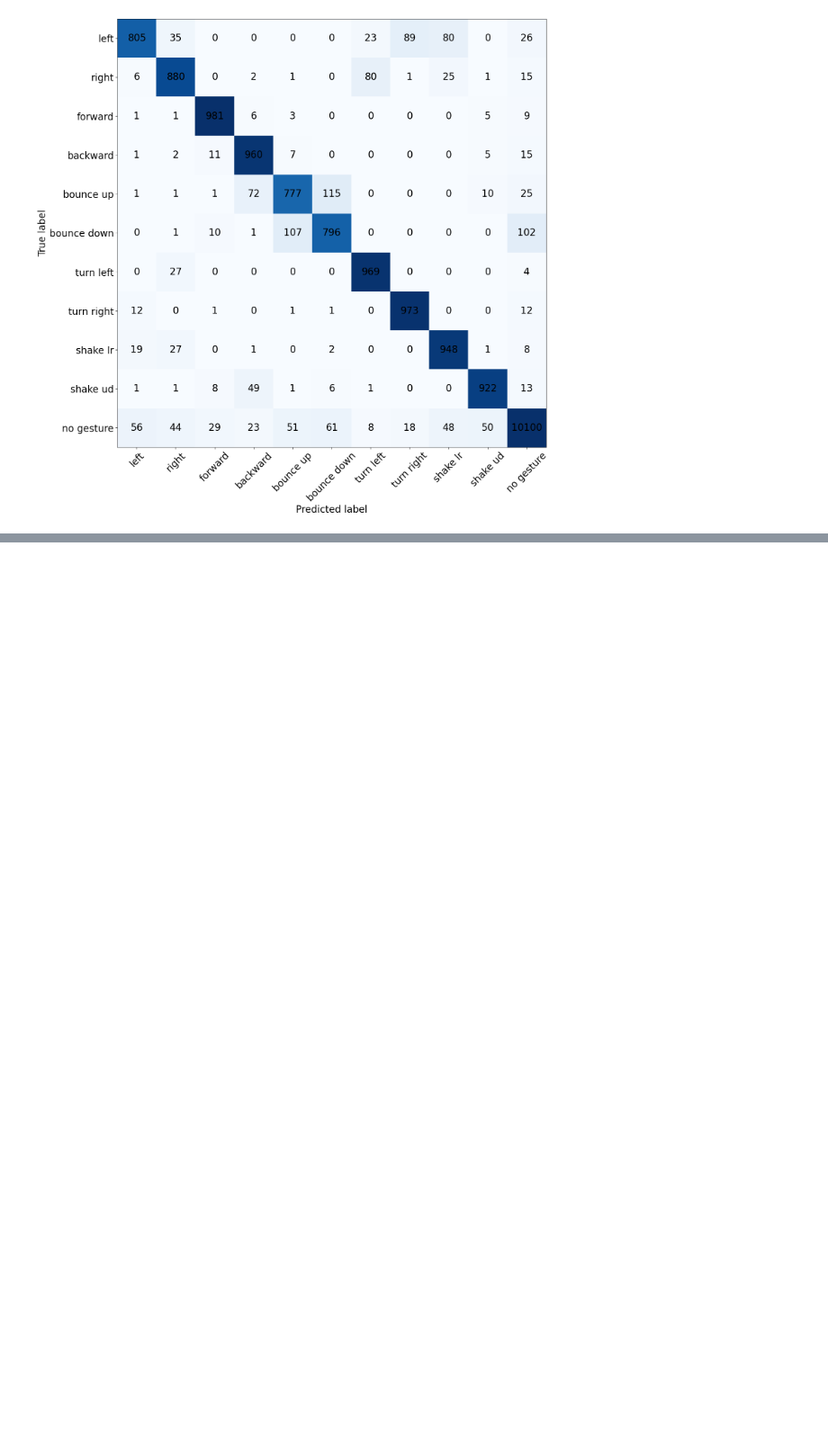
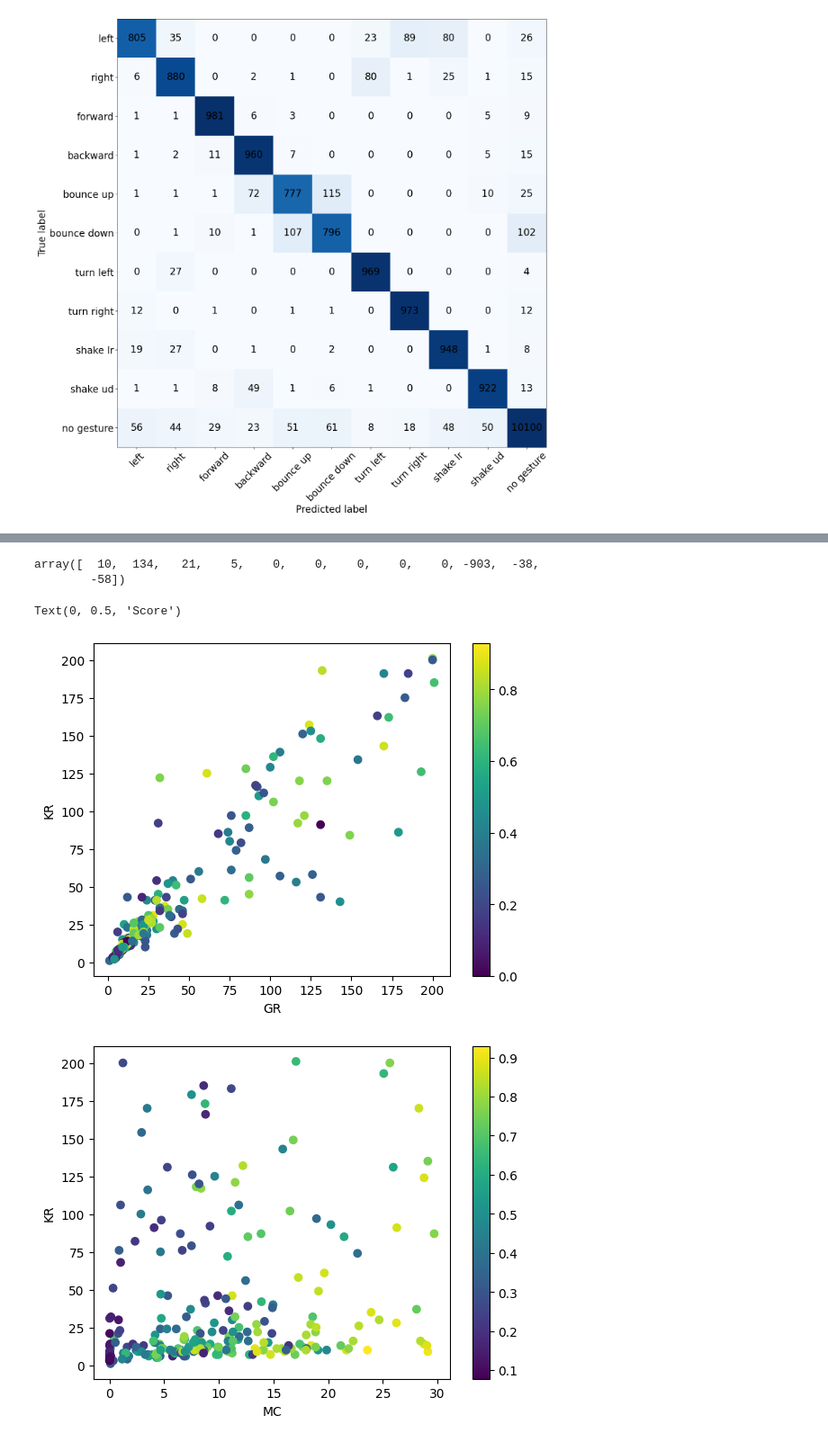
Before and after one commit to aloksGithub/gesture_recognition, a Jupyter notebook: global1.ipynb, the cells around one changed output, grey strips where cells are left out. Shown at 90% size. Cells and saved outputs as stored; diff of their text form; code cells hidden in the pictures; blank space fills up the shorter version.

```diff
--- a/global1.ipynb
+++ b/global1.ipynb
@@ -229,0 +379,67 @@ optimalParams = optimizer_global1(pbounds, createIPESNRls, trainESN4)
+# %%
+import numpy as np
+
+array = np.array([10.12, 134.431, 21.230, 5.23, 0.1, 0.2, -0.1, 0.2, -0.9, -903, -38, -58])
+array2 = np.array([element if element>1 or element<-1 else 0 for element in array])
+array2
+# %% [output]
+array([  10,  134,   21,    5,    0,    0,    0,    0,    0, -903,  -38,
+        -58])
+# %%
+import pickle
+import matplotlib.pyplot as plt
+import numpy as np
+
+def makeGraph(x, y, c):
+    plt.scatter(x, y, c=c)
+
+file = open('behaviorSpace', 'rb')
+data = pickle.load(file)
+file.close()
+
+plt.figure()
+plt.scatter(data['seperability'], data['generalizability'], c=data['scores'])
+plt.colorbar()
+plt.xlabel("GR")
+plt.ylabel("KR")
+
+plt.figure()
+plt.scatter(data['mc'], data['seperability'], c=data['scores'])
+plt.colorbar()
+plt.xlabel("MC")
+plt.ylabel("KR")
+
+plt.figure()
+plt.scatter(data['mc'], data['generalizability'], c=data['scores'])
+plt.colorbar()
+plt.xlabel("MC")
+plt.ylabel("GR")
+
+plt.figure()
+plt.scatter(np.array(data['seperability'])-np.array(data['generalizability']), data['scores'])
+plt.xlabel("KR-GR")
+plt.ylabel("Score")
+
+plt.figure()
+plt.scatter(data['mc'], data['scores'])
+plt.xlabel("MC")
+plt.ylabel("Score")
+
+plt.figure()
+plt.scatter(data['seperability'], data['scores'])
+plt.xlabel("KR")
+plt.ylabel("Score")
+
+plt.figure()
+plt.scatter(data['generalizability'], data['scores'])
+plt.xlabel("GR")
+plt.ylabel("Score")
+
+# makeGraph(data["mc"], data["scores"])
+# makeGraph(data["generalizability"], data["scores"])
+# makeGraph(data["scores"], np.array(data['generalizability'])-np.array(data['seperability']), data["scores"])
+# makeGraph(data["seperability"], data["generalizability"], data["scores"])
+# %% [output]
+Text(0, 0.5, 'Score')
+[figure, added]
+[figure, added]
```
Also changed, not shown: parts of 13 cells of this notebook, 6 other files.
